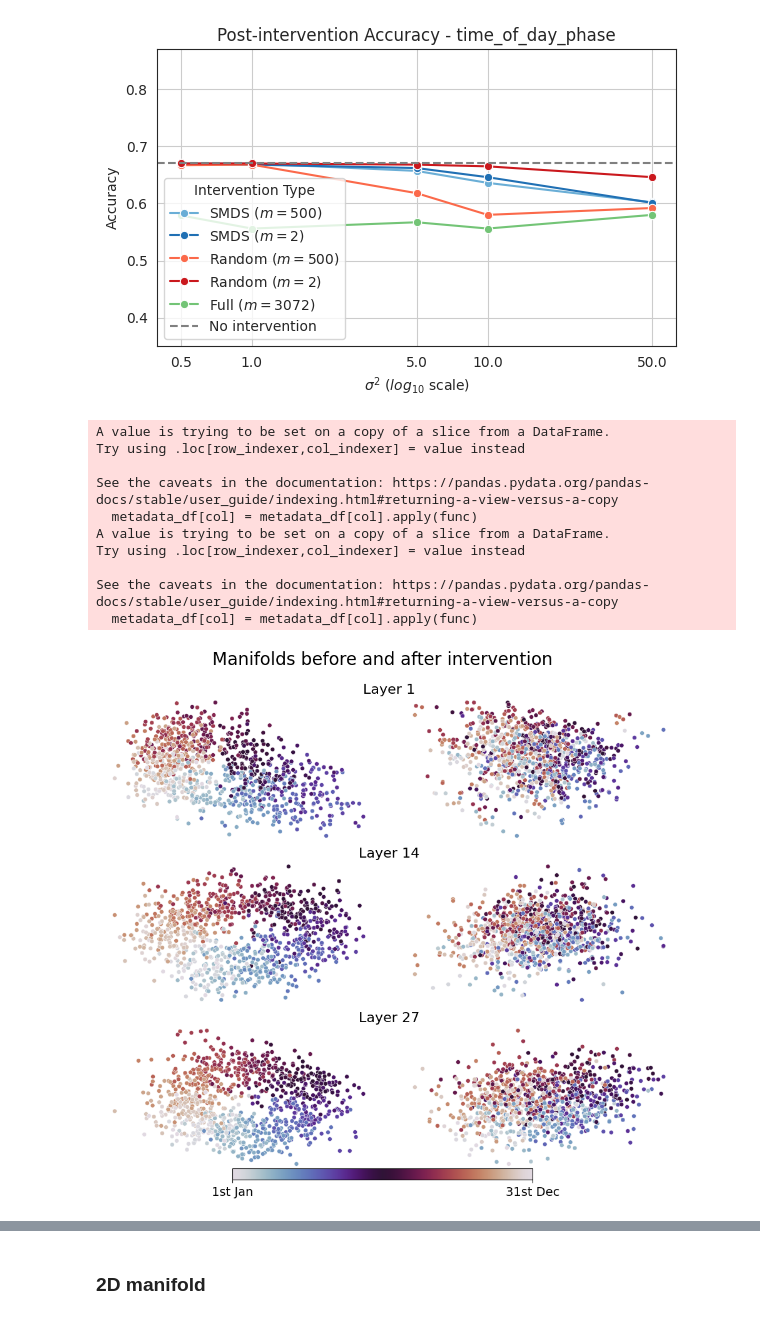
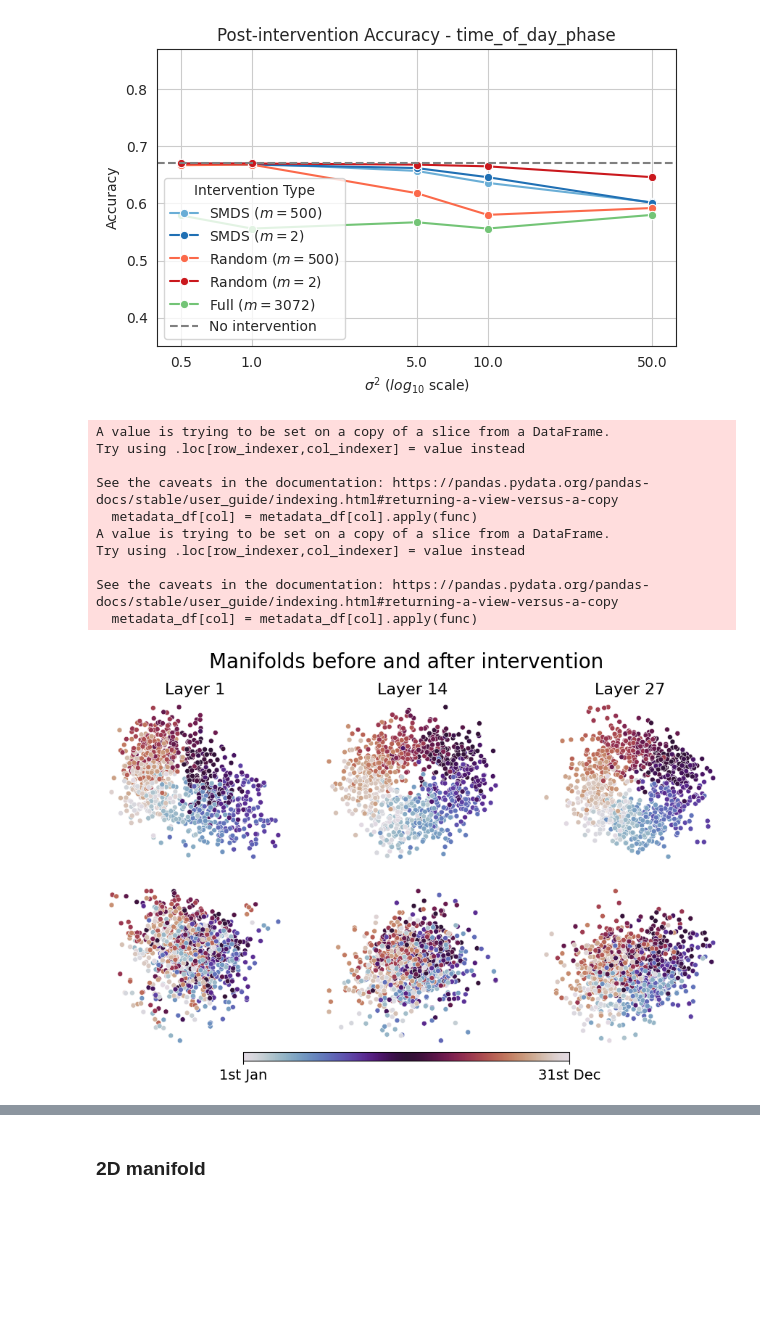
Before and after one commit to UKPLab/arxiv2025-shape-happens, a Jupyter notebook: plot_results.ipynb, the cells around one changed output, grey strips where cells are left out. Drawn from its saved outputs; the diff is of its cells as text; code cells hidden in the pictures; blank space fills up the shorter version.

Commit message:
feat: update plotting notebook

```diff
--- a/plot_results.ipynb
+++ b/plot_results.ipynb
@@ -1075,13 +1225,13 @@ df_test = df_int
 # df_test = df_test.sample(n=15)
 
 # Plot the data
-scaling_factor = 6 if len(layers) > 1 else 6
+scaling_factor = 6
 plots_per_row = 2 # Fixed for plots
-fig, axs = plt.subplots(len(layers), plots_per_row,
-                        figsize=(scaling_factor*plots_per_row*0.8,
-                                 scaling_factor*len(layers)//plots_per_row))
+fig, axs = plt.subplots(plots_per_row, len(layers),
+                        figsize=(scaling_factor*len(layers)//plots_per_row,
+                                 scaling_factor*plots_per_row*0.5))
 fig.tight_layout(rect=[0, 0.03, 1, 0.95], pad=0)
-plt.subplots_adjust(top=0.9)
+plt.subplots_adjust(top=0.87)
 
 
 for i, layer in tqdm(enumerate(layers)):
@@ -1106,60 +1256,58 @@ for i, layer in tqdm(enumerate(layers)):
 
     if len(components) == 2:
         sns.scatterplot(x=activations_reduced_dev_og[:, components[0]], y=activations_reduced_dev_og[:, components[1]],
-                        hue=hues, ax=axs[i][0], palette=palette, alpha=1.0, s=25)
+                        hue=hues, ax=axs[0][i], palette=palette, alpha=1.0, s=25)
         sns.scatterplot(x=activations_reduced_dev_int[:, components[0]], y=activations_reduced_dev_int[:, components[1]],
-                        hue=hues, ax=axs[i][1], palette=palette, alpha=1.0, s=25)
+                        hue=hues, ax=axs[1][i], palette=palette, alpha=1.0, s=25)
 
     # elif len(components) == 3:
     #     ax.scatter(activations_reduced_dev[:, components[0]], activations_reduced_dev[:, components[1]],
     #                 activations_reduced_dev[:, components[2]], c=hues, s=20, cmap=palette)
-    axs[i][0].get_legend().set_visible(False)
-    axs[i][1].get_legend().set_visible(False)
+    axs[0][i].get_legend().set_visible(False)
+    axs[1][i].get_legend().set_visible(False)
     # Set title
-    # TODO: set combined title
-    # axs[i][0].set_title("Bla bla")
-    # axs[i][1].set_title("Bla bla")
-    clean_scatterplot(axs[i][0])
-    clean_scatterplot(axs[i][1])
-    add_shared_title(f"Layer {layer}", axs[i][0], axs[i][1], fig=fig, y_pad=0, fontsize=16)
+    clean_scatterplot(axs[0][i])
+    clean_scatterplot(axs[1][i])
+    # add_shared_title(f"Layer {layer}", axs[0][i], axs[1][i], fig=fig, y_pad=0, fontsize=16)
+    axs[0][i].set_title(f"Layer {layer}", fontsize=16)
     # if i == 2:
     #     add_continuous_legend(
     #         fig = fig,
-    #         # [axs[i][0], axs[i][1]],
+    #         # [axs[0][i], axs[1][i]],
     #         palette = palette,
     #         min_text="31st Dec",
     #         max_text="1st Jan",
     #         left=1, bottom=0.25, width=0.02, height=0.5,)
 
 # Add colorbar to the right of the last plot on the third row
 add_continuous_legend(
     fig=fig,
     palette=palette,
     min_text="1st Jan",
     max_text="31st Dec",
     min_val=np.min(labels_test),
     max_val=np.max(labels_test),
     left=0.25, bottom=0.04, width=0.5, height=0.02  # adjust spacing if needed
 )
 
 
 # Set the title
 fig.suptitle(title, fontsize=20)
 plt.savefig('plots/intervention_latents.pdf', dpi=300)
 plt.show()
 plt.close(fig)
 # %% [output]
 A value is trying to be set on a copy of a slice from a DataFrame.
 Try using .loc[row_indexer,col_indexer] = value instead
 
 See the caveats in the documentation: https://pandas.pydata.org/pandas-docs/stable/user_guide/indexing.html#returning-a-view-versus-a-copy
   metadata_df[col] = metadata_df[col].apply(func)
 A value is trying to be set on a copy of a slice from a DataFrame.
 Try using .loc[row_indexer,col_indexer] = value instead
 
 See the caveats in the documentation: https://pandas.pydata.org/pandas-docs/stable/user_guide/indexing.html#returning-a-view-versus-a-copy
   metadata_df[col] = metadata_df[col].apply(func)
-[figure, old version]
+[figure, new version]
 # %%
 # Print noisy generated text from the intervention dataset
 
```
Also changed, not shown: parts of 12 cells of this notebook.
